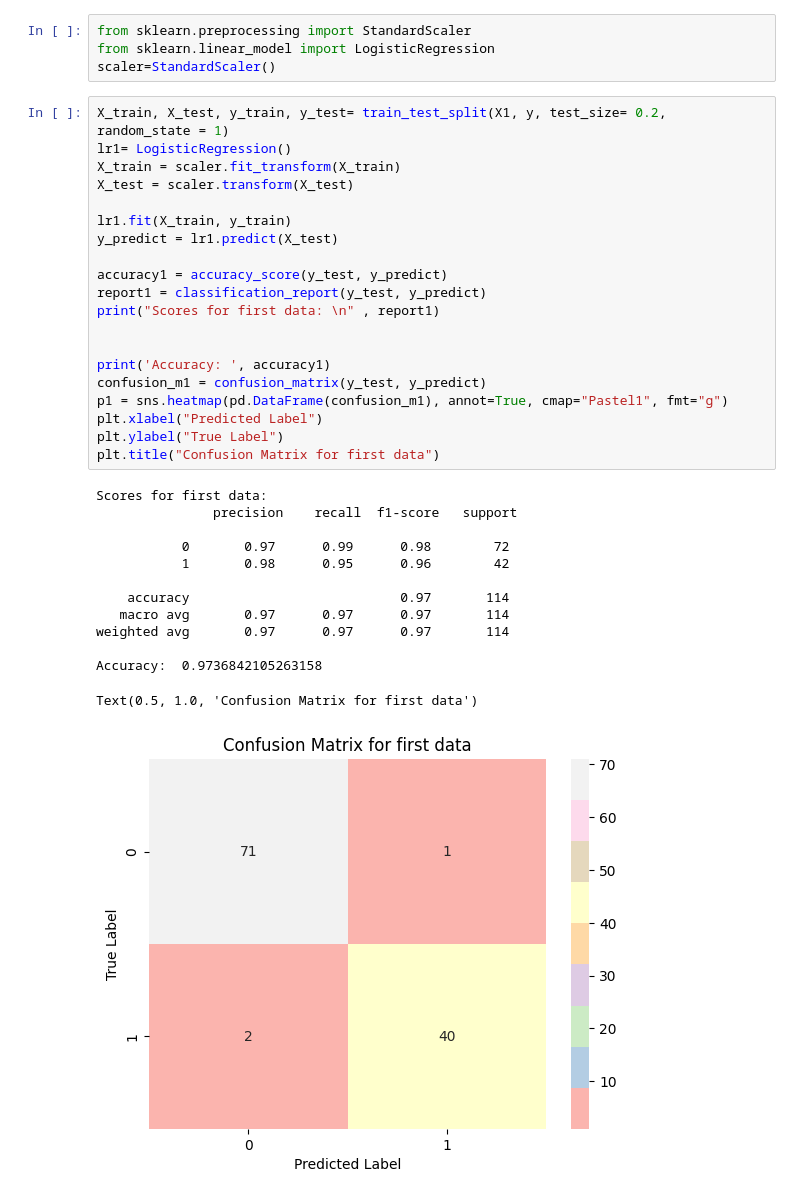
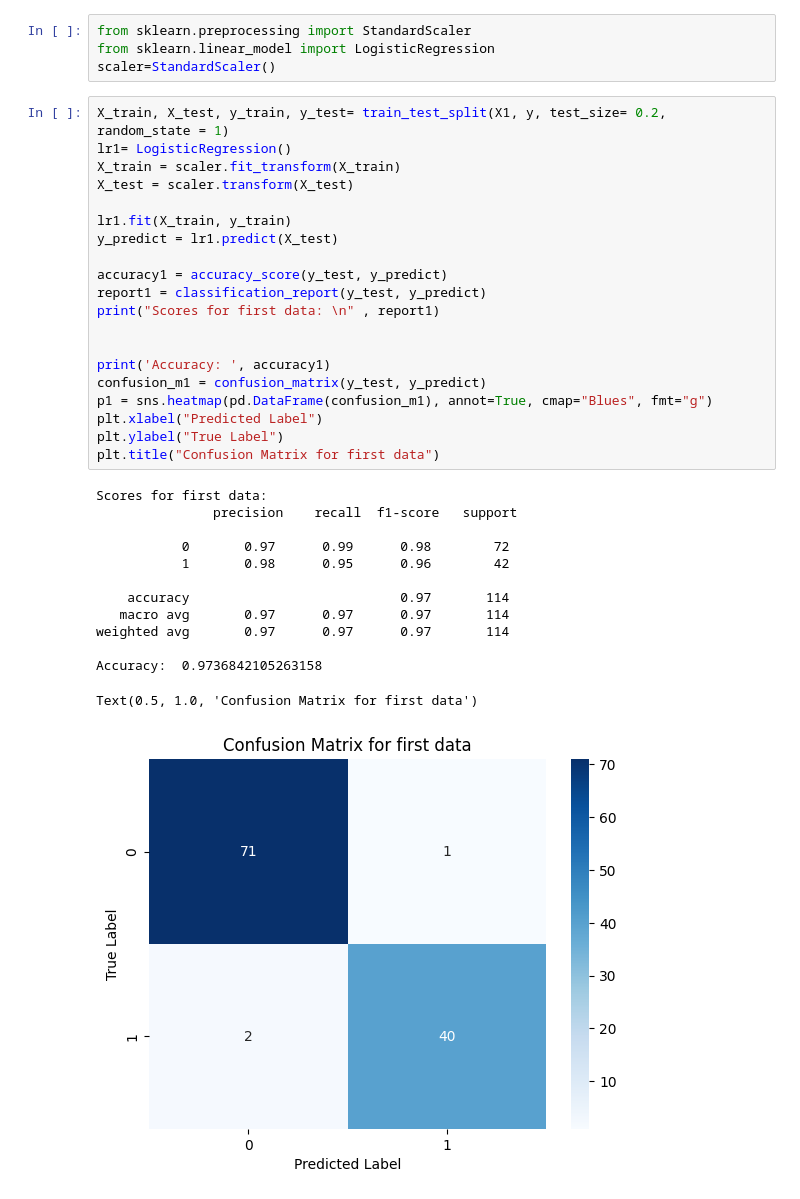
Before and after one commit to tugcegulsanusta/machine-learning-project, a Jupyter notebook: machine_learning.ipynb, the cells around one changed output. Drawn from its saved outputs; the diff is of its cells as text.

```diff
--- a/machine_learning.ipynb
+++ b/machine_learning.ipynb
@@ -189,33 +250,33 @@ X_train, X_test, y_train, y_test= train_test_split(X1, y, test_size= 0.2, random
 lr1= LogisticRegression()
 X_train = scaler.fit_transform(X_train)
 X_test = scaler.transform(X_test)
 
 lr1.fit(X_train, y_train)
 y_predict = lr1.predict(X_test)
 
 accuracy1 = accuracy_score(y_test, y_predict)
 report1 = classification_report(y_test, y_predict)
 print("Scores for first data: \n" , report1)
 
 
 print('Accuracy: ', accuracy1)
 confusion_m1 = confusion_matrix(y_test, y_predict)
-p1 = sns.heatmap(pd.DataFrame(confusion_m1), annot=True, cmap="Pastel1", fmt="g")
+p1 = sns.heatmap(pd.DataFrame(confusion_m1), annot=True, cmap="Blues", fmt="g")
 plt.xlabel("Predicted Label")
 plt.ylabel("True Label")
 plt.title("Confusion Matrix for first data")
 # %% [output]
 Scores for first data:
                precision    recall  f1-score   support
 
            0       0.97      0.99      0.98        72
            1       0.98      0.95      0.96        42
 
     accuracy                           0.97       114
    macro avg       0.97      0.97      0.97       114
 weighted avg       0.97      0.97      0.97       114
 
 Accuracy:  0.9736842105263158
 Text(0.5, 1.0, 'Confusion Matrix for first data')
-[figure, old version]
+[figure, new version]
 # %%
```
Also changed, not shown: parts of 10 cells of this notebook.
